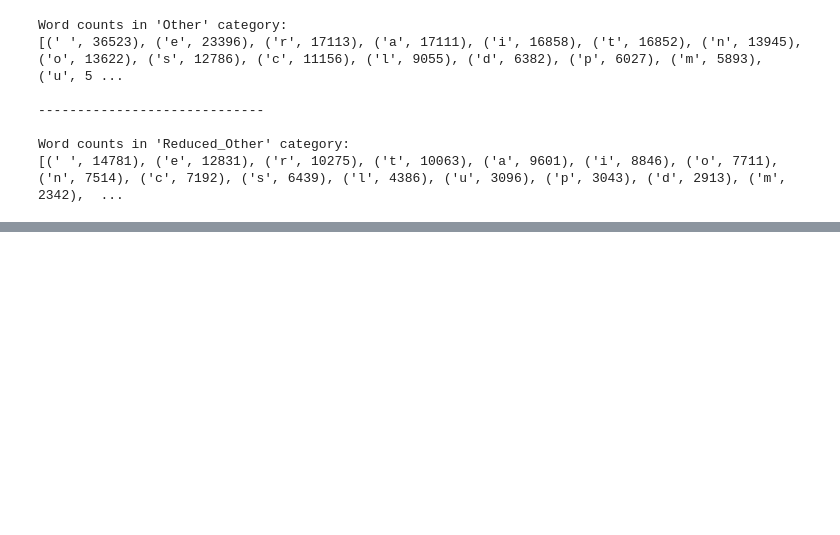
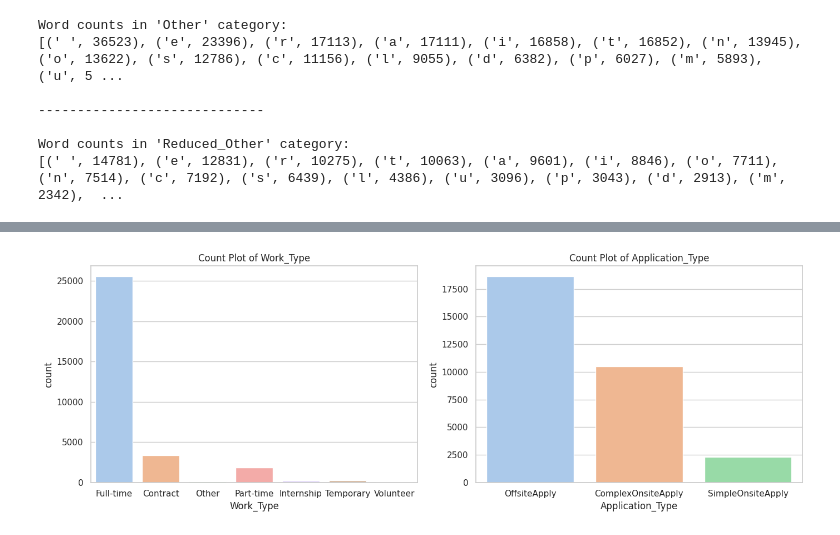
Before and after one commit to othniel77/datascience, a Jupyter notebook: Salaire_et_Emploi_sur_linkedin.ipynb, the cells around one changed output, grey strips where cells are left out. Drawn from its saved outputs; the diff is of its cells as text; code cells hidden in the pictures; blank space fills up the shorter version.

```diff
--- a/Salaire_et_Emploi_sur_linkedin.ipynb
+++ b/Salaire_et_Emploi_sur_linkedin.ipynb
@@ -458,0 +921,11 @@ Word counts in 'Reduced_Other' category:
+# %%
+# Graphique de comptage combiné côte à côte pour les variables catégorielles
+categorical_columns = ['Work_Type','Application_Type']
+fig, axes = plt.subplots(nrows=1, ncols=len(categorical_columns), figsize=(14, 5))
+for i, col in enumerate(categorical_columns):
+ sns.countplot(x=col, data=df, ax=axes[i], palette='pastel')
+ axes[i].set_title(f'Count Plot of {col}')
+plt.tight_layout()
+plt.show()
+# %% [output]
+[figure, added]
```
Also changed, not shown: parts of 75 cells of this notebook.
